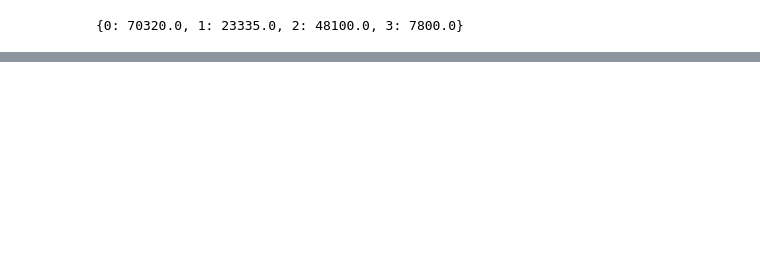
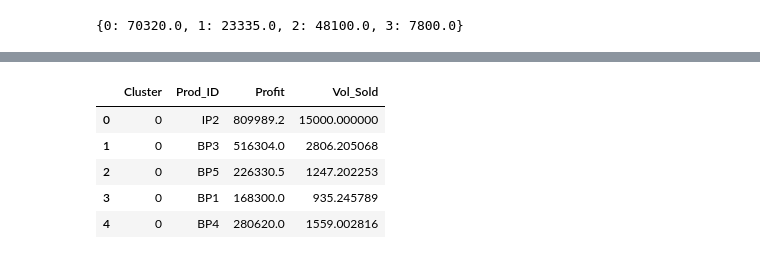
Before and after one commit to joelsathi/DataStorm-4.0-Finals, a Jupyter notebook: my_working.ipynb, the cells around one changed output, grey strips where cells are left out. Saved outputs shown, nothing was run; the diff lists cells and outputs as text; code cells hidden in the pictures; blank space fills up the shorter version.

```diff
--- a/my_working.ipynb
+++ b/my_working.ipynb
@@ -911,0 +855,23 @@ cluster_dict
+# %%
+for pid, profit in profit_of_each_product.items():
+    for cluster in range(4):
+        cur_prod = pid
+        available_vol_prod = available_volume_of_each_product[cur_prod] * product_sold_percentage[cluster]
+        space_available_in_cluster = min(cluster_space[cluster] * 0.3, space_available_in_clusters[cluster])
+
+        print(cur_prod, available_vol_prod, space_available_in_cluster)
+
+        if available_vol_prod <= space_available_in_cluster:
+            space_available_in_clusters[cluster] -= available_vol_prod
+            available_volume_of_each_product[cur_prod] -= available_vol_prod
+        else:
+            space_available_in_clusters[cluster] -= space_available_in_cluster
+            available_volume_of_each_product[cur_prod] -= space_available_in_cluster
+
+        margin_of_top_selling_prod = min(available_vol_prod, space_available_in_cluster) // volume_of_each_product[cur_prod]
+        margin_of_top_selling_prod *= profit_of_each_product[cur_prod]
+        cluster_dict[cluster].append( [
+            cur_prod,
+            margin_of_top_selling_prod,
+            min(available_vol_prod, space_available_in_cluster),
+        ])
@@ -911,0 +931,28 @@ cluster_dict
+# %%
+# Create an empty DataFrame
+df = pd.DataFrame(columns=['Cluster', 'Prod_ID', 'Profit', 'Vol_Sold'])
+rows = []
+
+# Iterate over the dictionary items and populate the rows list
+for key, value in cluster_dict.items():
+    cluster = key
+    records = value
+    # print(len(records))
+    try:
+        for record in records:
+            prod_id, profit, vol_sold = record[0], record[1], record[2]
+            row = {'Cluster': cluster, 'Prod_ID': prod_id, 'Profit': profit, 'Vol_Sold': vol_sold}
+            rows.append(row)
+    except:
+        print(len(records), records)
+
+# Append the rows to the DataFrame
+df = pd.DataFrame(rows)
+df.head()
+# %% [output]
+|  | Cluster | Prod_ID | Profit | Vol_Sold |
+| 0 | 0 | IP2 | 809989.2 | 15000.000000 |
+| 1 | 0 | BP3 | 516304.0 | 2806.205068 |
+| 2 | 0 | BP5 | 226330.5 | 1247.202253 |
+| 3 | 0 | BP1 | 168300.0 | 935.245789 |
+| 4 | 0 | BP4 | 280620.0 | 1559.002816 |
```
Also changed, not shown: parts of 15 cells of this notebook.
